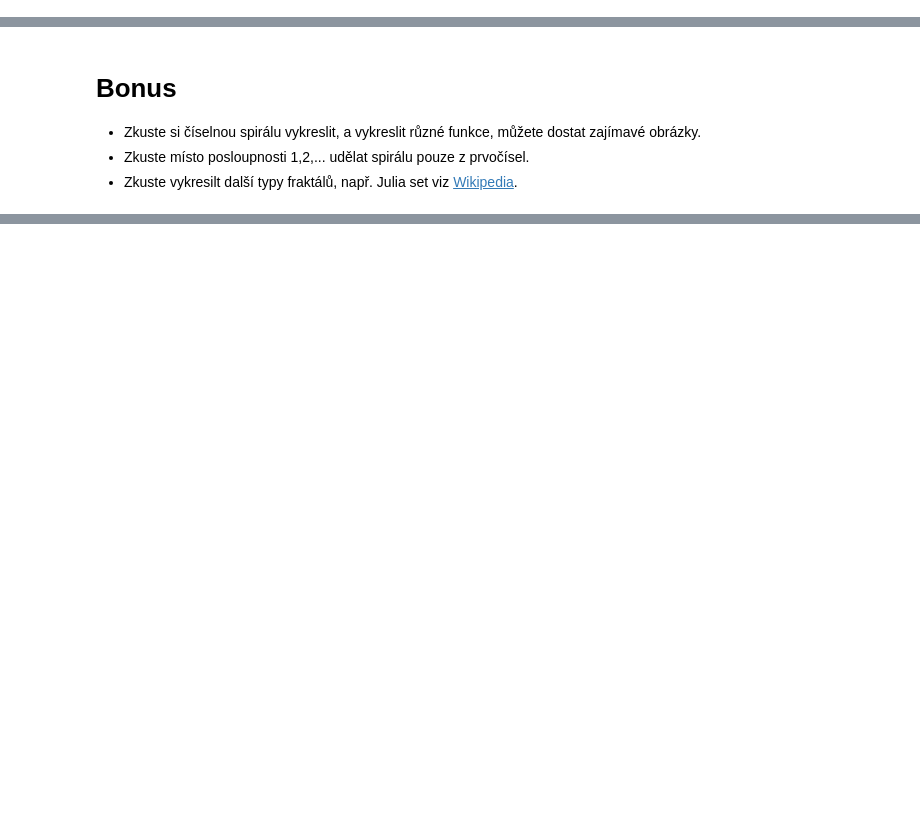
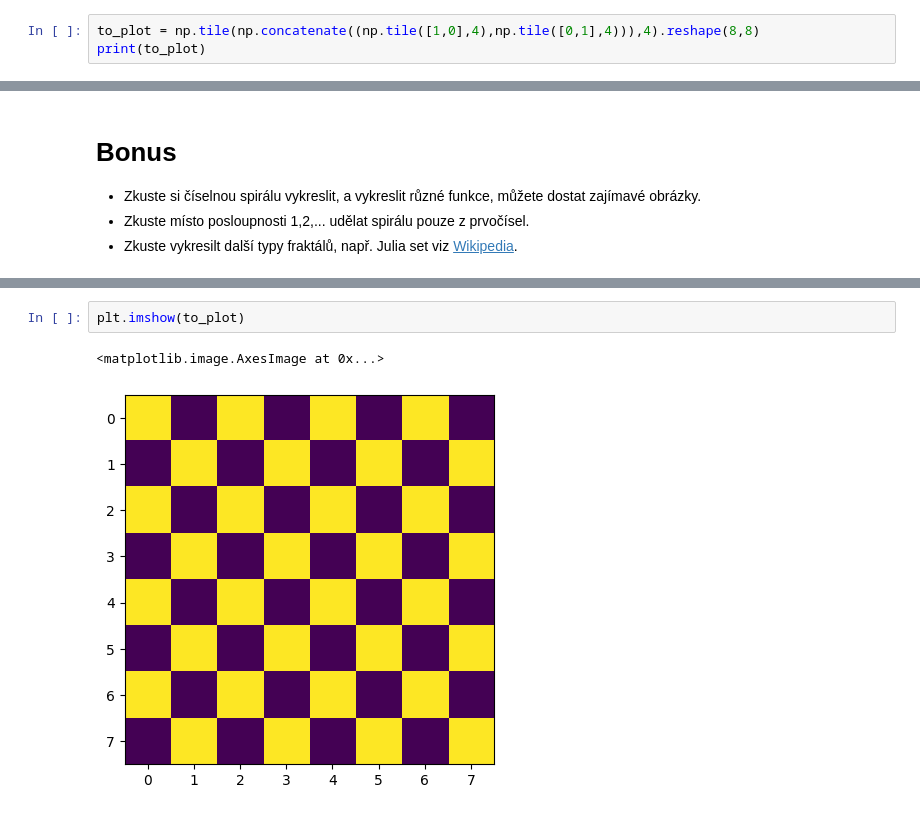
Before and after one commit to HLI0026/VVP, a Jupyter notebook: 03_ukoly.ipynb, the cells around one changed output, grey strips where cells are left out. Cells and saved outputs as stored; diff of their text form; blank space fills up the shorter version.

```diff
--- a/03_ukoly.ipynb
+++ b/03_ukoly.ipynb
@@ -67,0 +98,3 @@ A =np.ndarray(shape=[1])
+# %%
+to_plot = np.tile(np.concatenate((np.tile([1,0],4),np.tile([0,1],4))),4).reshape(8,8)
+print(to_plot)
@@ -206,0 +288,5 @@ plt.imshow(np.sin(A*0.03))
+# %%
+plt.imshow(to_plot)
+# %% [output]
+<matplotlib.image.AxesImage at 0x...>
+[figure, added]
```
Also changed, not shown: parts of 24 cells of this notebook.
